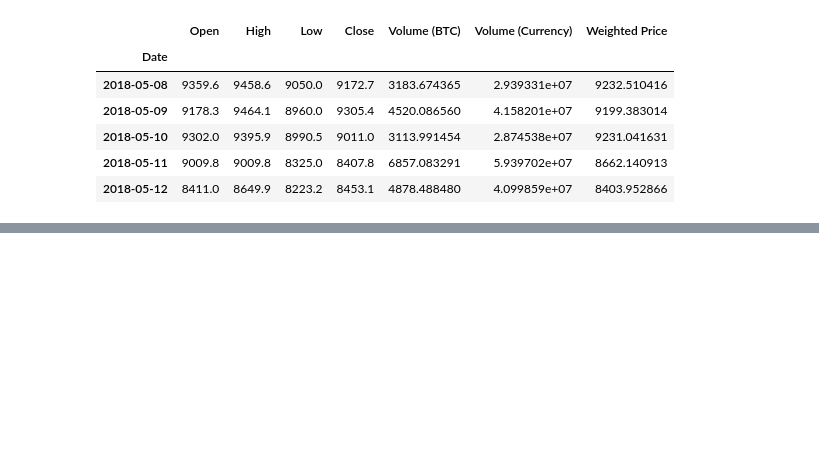
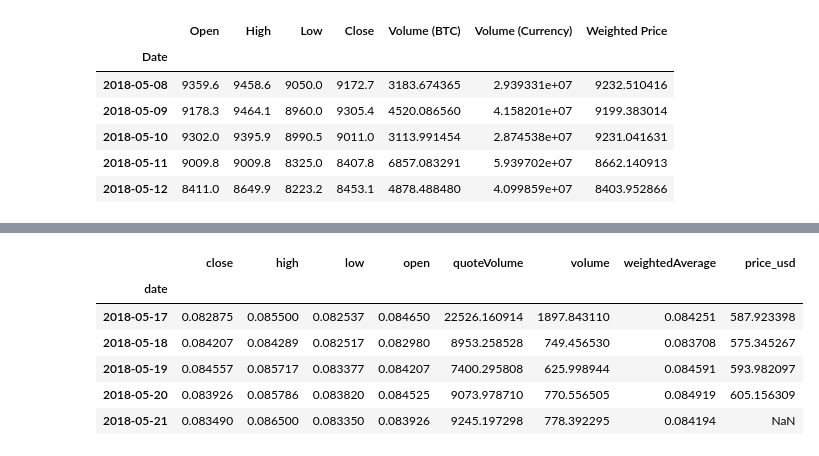
Before and after one commit to cgarciadiaz/An-lisis-de-criptomonedas, a Jupyter notebook: criptocurrency_analysis.ipynb, the cells around one changed output, grey strips where cells are left out. Cells and saved outputs as stored; diff of their text form; code cells hidden in the pictures; blank space fills up the shorter version.

```diff
--- a/criptocurrency_analysis.ipynb
+++ b/criptocurrency_analysis.ipynb
@@ -182,0 +281,31 @@ def df_scatter(df, title,separate_y_axis=False, y_axis_label='',scale='linear',i
+# %%
+# Se define la función genera las peticiones vía HTTP a Polenix API y se llamará a la función get_json_data para guardar los datos obtenidos
+base_url = 'https://poloniex.com/public?command=returnChartData&currencyPair={}&start={}&end={}&period={}'
+start_date = datetime.strptime('2015-01-01', '%Y-%m-%d')
+end_date = datetime.now()
+# Periodos válidos: '15m': 900, '5m': 300, '30m': 1800, '4h': 14400, '2h': 7200, '1d': 86400
+period = 86400
+
+def get_crypto_data(poloniex_pair):
+    '''Captura de los datos de criptomonedas de la API Poliniex'''
+    json_url = base_url.format(poloniex_pair,start_date.timestamp(),end_date.timestamp(),period)
+    data_df = get_json_data(json_url,poloniex_pair)
+    data_df = data_df.set_index('date')
+    return data_df
+
+# URL de ejemplo: https://poloniex.com/public?command=returnChartData&currencyPair=BTC_ETH&start=1420066800.0&end=1483225200.0&period=86400
+# %%
+# La mayoría de criptomonedas no se pueden comprar directamente en dólares por los usuarios normalmente compran Bitcoins
+# Luego cambian esos BTC por altcoins en casas de cambio de criptomonedas. Descargaremos los ratios de cambio de BTC a
+# las siguientes criptomonedas. Entonces utilizaremos el valor de BTC para convertir el valor a dólares.
+
+# Diccionario altcoins formado por un dataframe por cada criptomoneda.
+# Cada dataframe contiene el ratio medio de cammbio entre altcoins y BTC.
+
+altcoins = ['ETH','LTC','XRP','ETC','STR','DASH','SC','XMR','XEM']
+
+altcoin_data = {}
+for altcoin in altcoins:
+    coinpair = 'BTC_{}'.format(altcoin)
+    crypto_price_df = get_crypto_data(coinpair)
+    altcoin_data[altcoin] = crypto_price_df
@@ -182,0 +333,15 @@ def df_scatter(df, title,separate_y_axis=False, y_axis_label='',scale='linear',i
+# %%
+# Conversión del precio de las criptomonedas a USD.
+for altcoin in altcoin_data.keys():
+    altcoin_data[altcoin]['price_usd'] = altcoin_data[altcoin]['weightedAverage']*btc_usd_datasets['avg_btc_price_usd']
+# %%
+# Se observa las última filas de dataframe de ETH
+altcoin_data['ETH'].tail()
+# %% [output]
+|  | close | high | low | open | quoteVolume | volume | weightedAverage | price_usd |
+| date |  |  |  |  |  |  |  |  |
+| 2018-05-17 | 0.082875 | 0.085500 | 0.082537 | 0.084650 | 22526.160914 | 1897.843110 | 0.084251 | 587.923398 |
+| 2018-05-18 | 0.084207 | 0.084289 | 0.082517 | 0.082980 | 8953.258528 | 749.456530 | 0.083708 | 575.345267 |
+| 2018-05-19 | 0.084557 | 0.085717 | 0.083377 | 0.084207 | 7400.295808 | 625.998944 | 0.084591 | 593.982097 |
+| 2018-05-20 | 0.083926 | 0.085786 | 0.083820 | 0.084525 | 9073.978710 | 770.556505 | 0.084919 | 605.156309 |
+| 2018-05-21 | 0.083490 | 0.086500 | 0.083350 | 0.083926 | 9245.197298 | 778.392295 | 0.084194 | NaN |
```
Also changed, not shown: parts of 30 cells of this notebook.
